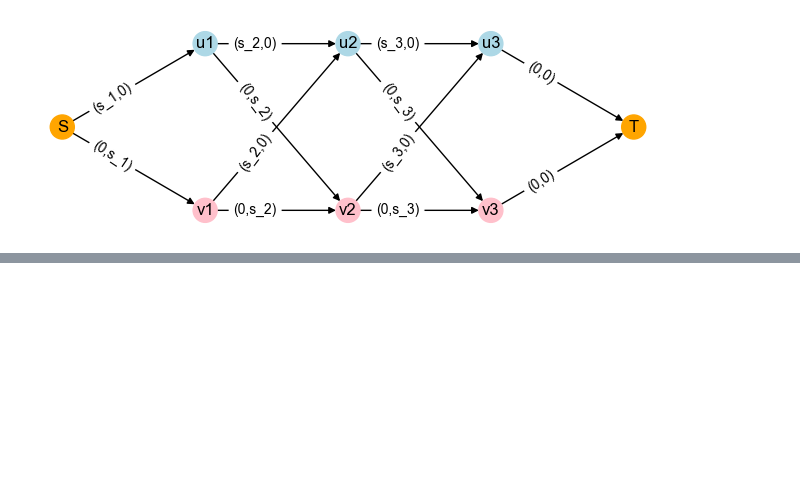
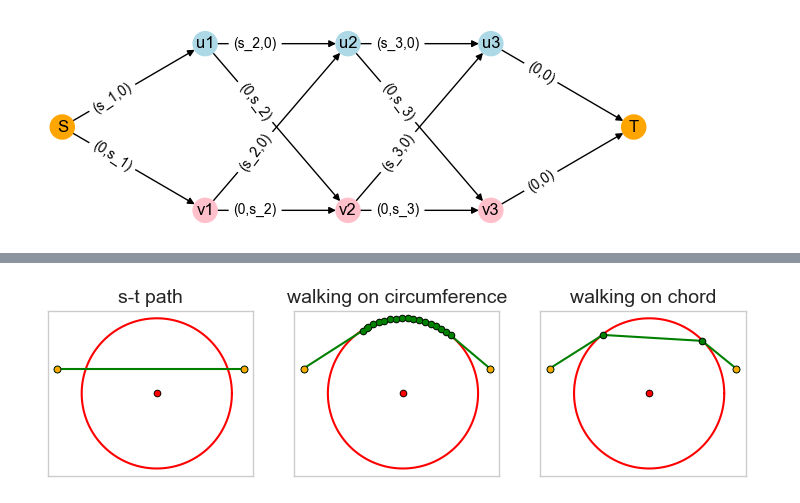
Before and after one commit to Elilgo324/quick-and-safe, a Jupyter notebook: algorithms/main.ipynb, the cells around one changed output, grey strips where cells are left out. Cells and saved outputs as stored; diff of their text form; code cells hidden in the pictures; blank space fills up the shorter version.

```diff
--- a/algorithms/main.ipynb
+++ b/algorithms/main.ipynb
@@ -261,0 +344,50 @@ plt.savefig('reduction_from_partition.png')
+# %%
+from algorithms.single_threat import single_threat_shortest_path_with_budget_constraint
+
+plt.figure(figsize=(9,3))
+
+plt.subplot(1,3,1)
+plt.title('s-t path', fontsize=14)
+
+circle = Circle(Coord(200,200),150)
+source = Coord(0,250)
+target = Coord(375,250)
+path = single_threat_shortest_path_with_budget_constraint(source, target, circle, 500)[0]
+
+circle.plot()
+source.plot()
+target.plot()
+path.plot()
+plt.gca().set_aspect('equal', adjustable='box')
+plt.xticks([])
+plt.yticks([])
+
+plt.subplot(1,3,2)
+plt.title('walking on circumference', fontsize=14)
+
+path = single_threat_shortest_path_with_budget_constraint(source, target, circle, 10)[0]
+
+circle.plot()
+source.plot()
+target.plot()
+path.plot()
+plt.gca().set_aspect('equal', adjustable='box')
+plt.xticks([])
+plt.yticks([])
+
+plt.subplot(1,3,3)
+plt.title('walking on chord', fontsize=14)
+
+path = single_threat_shortest_path_with_budget_constraint(source, target, circle, 200)[0]
+
+circle.plot()
+source.plot()
+target.plot()
+path.plot()
+plt.gca().set_aspect('equal', adjustable='box')
+plt.xticks([])
+plt.yticks([])
+
+plt.savefig('single_circle_cases.png')
+# %% [output]
+[figure, added]
```
Also changed, not shown: parts of 1 cell of this notebook.
